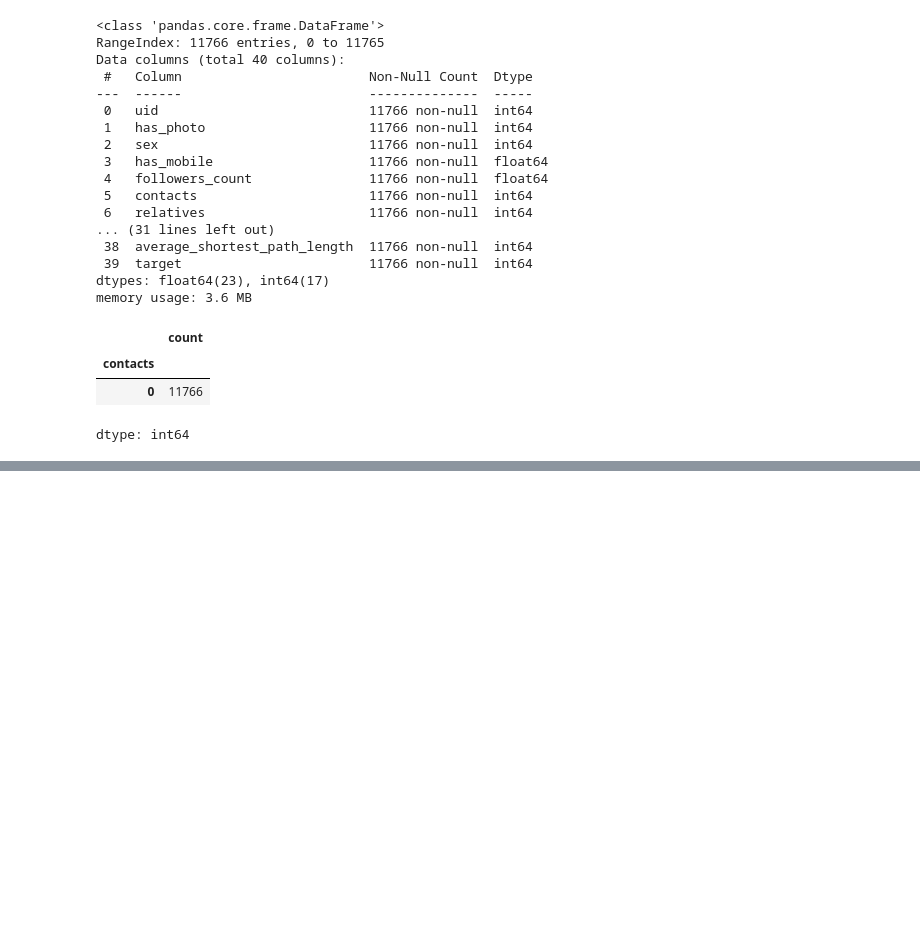
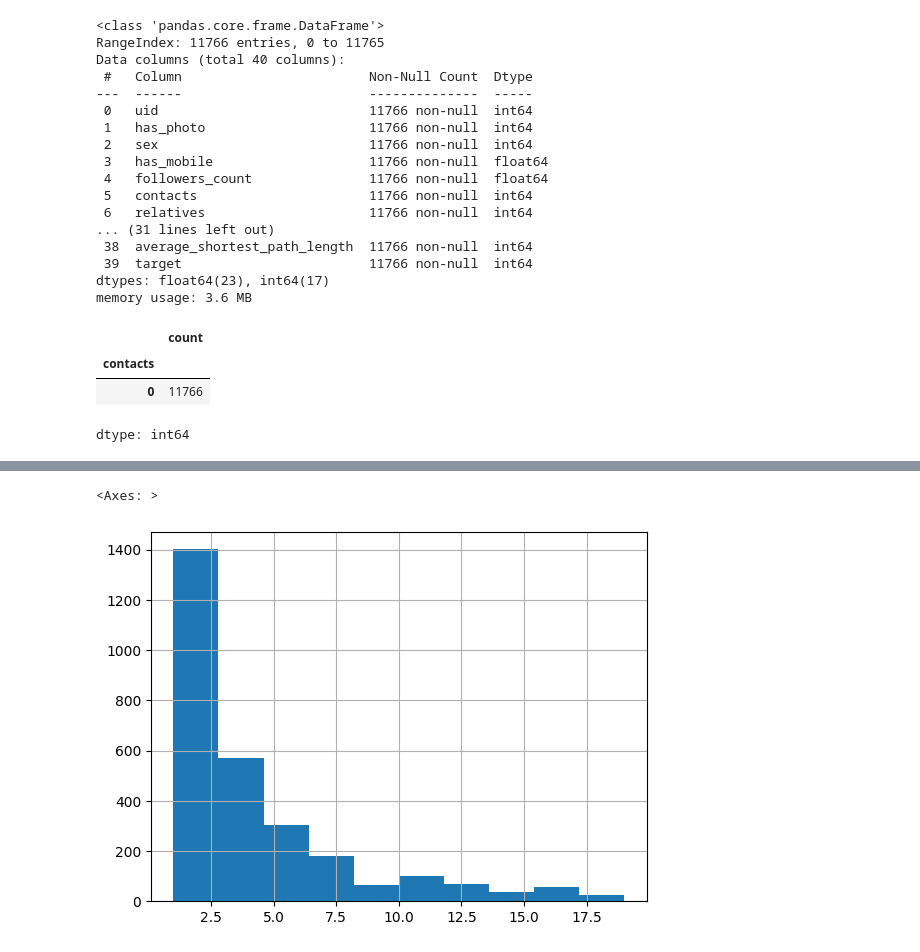
Before and after one commit to olovekb/vk_bot_detection_RTF, a Jupyter notebook: main.ipynb, the cells around one changed output, grey strips where cells are left out. Drawn from its saved outputs; the diff is of its cells as text; code cells hidden in the pictures; blank space fills up the shorter version.

```diff
--- a/main.ipynb
+++ b/main.ipynb
@@ -72,3 +72,5 @@ df['contacts'].value_counts()
 | contacts |  |
 | 0 | 11766 |
 dtype: int64
+# %%
+df.drop('contacts', axis=1, inplace=True)
@@ -74,0 +129,5 @@ dtype: int64
+# %%
+df[(df.followers_count < 20) & (df.followers_count >0)]['followers_count'].hist()
+# %% [output]
+<Axes: >
+[figure, added]
```
Also changed, not shown: parts of 18 cells of this notebook.
